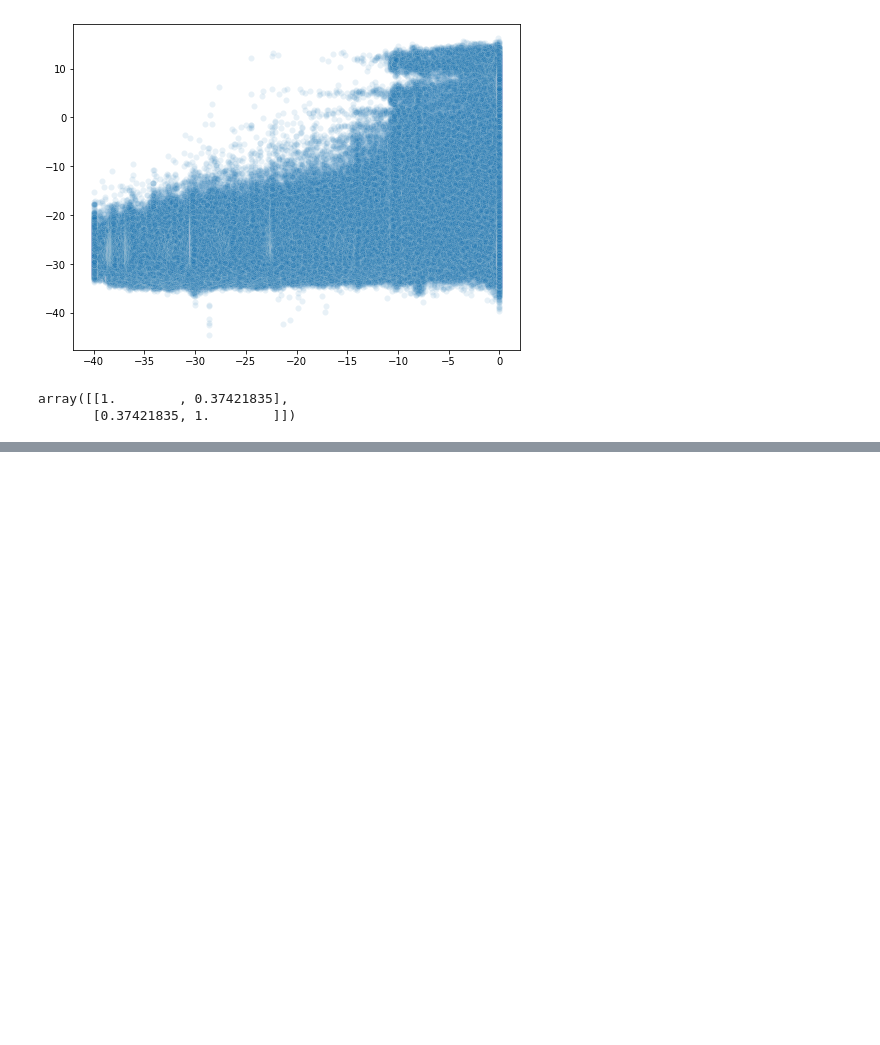
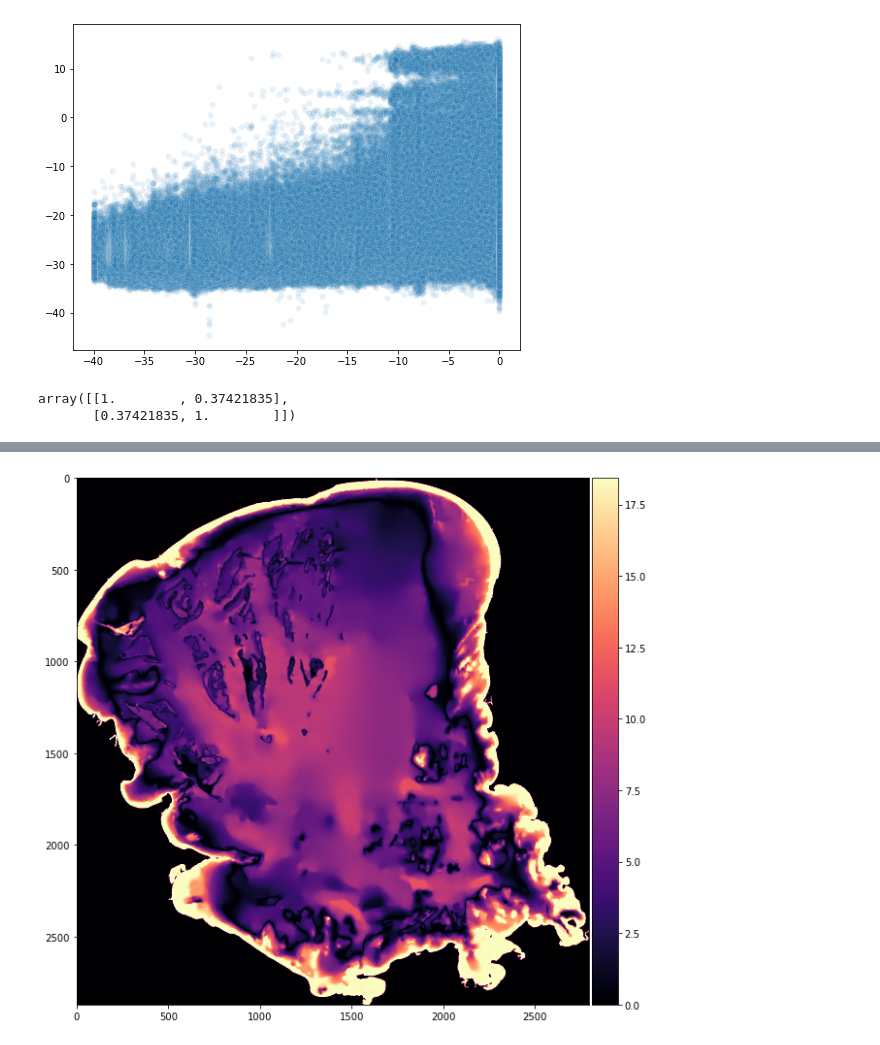
Before and after one commit to WalternativE/evaluation-preprocessing-methods-sentinel2-ml-based-bathymetry-estimation, a Jupyter notebook: notebooks/02__naive_stumpf_log_regression.ipynb, the cells around one changed output, grey strips where cells are left out. Cells and saved outputs as stored; diff of their text form; code cells hidden in the pictures; blank space fills up the shorter version.

```diff
--- a/notebooks/02__naive_stumpf_log_regression.ipynb
+++ b/notebooks/02__naive_stumpf_log_regression.ipynb
@@ -225,0 +338,6 @@ array([[1.        , 0.37421835],
+# %%
+bathymetry_residuals_map = train_test_eop[(FeatureType.DATA_TIMELESS, 'bathy_data')] - estimated_bathymetry_stumpf_logratio
+eolx.visualization.plot_ndarray_band(np.abs(bathymetry_residuals_map), cmap='magma')
+plt.show()
+# %% [output]
+[figure, added]
```
Also changed, not shown: parts of 11 cells of this notebook, 2 other files.
